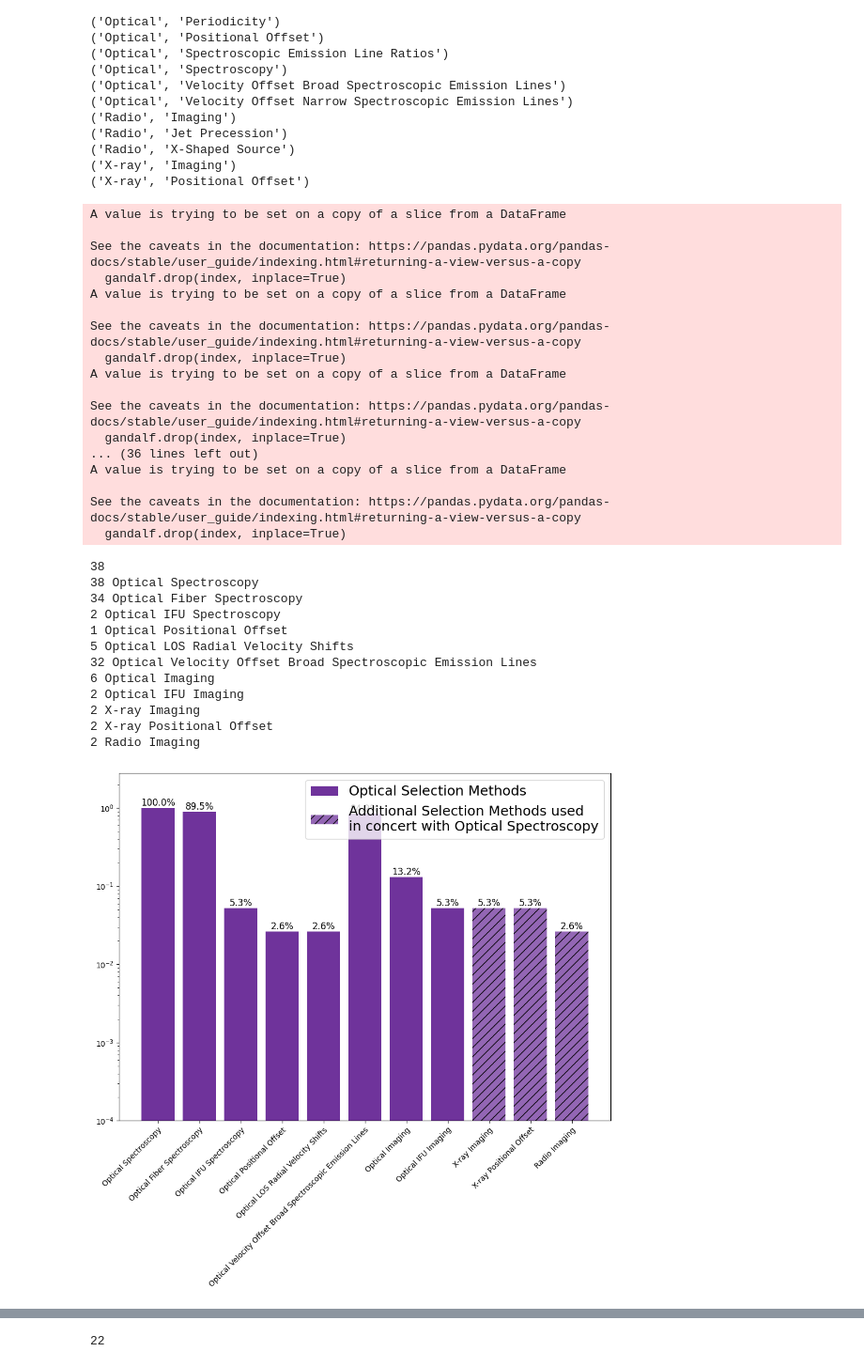
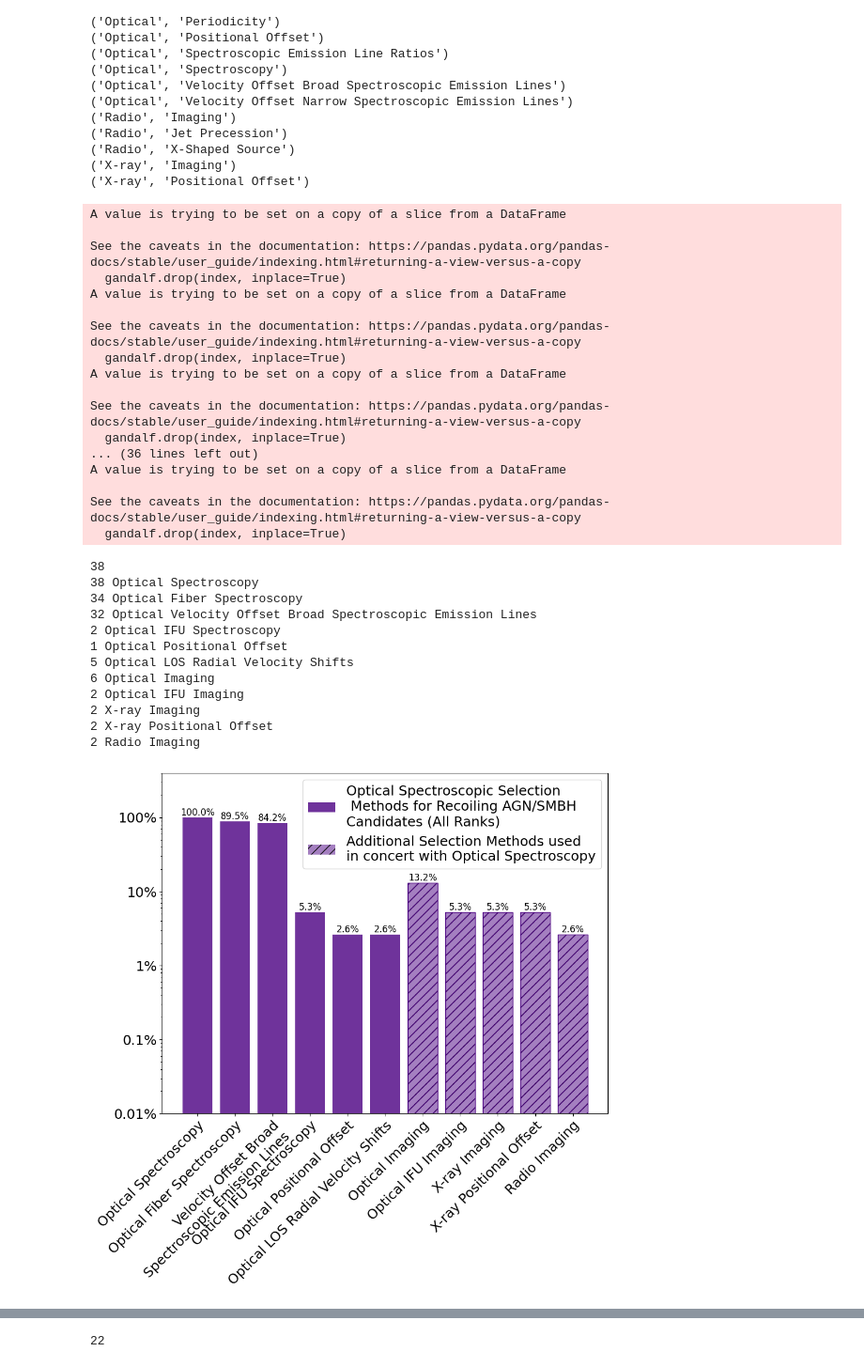
Before and after one commit to thatastroguy/thebigmac, a Jupyter notebook: MAC_RecoilAGN_SelectionMethodAnalysis.ipynb, the cells around one changed output, grey strips where cells are left out. Shown at 94% size. Drawn from its saved outputs; the diff is of its cells as text; code cells hidden in the pictures.

```diff
--- a/MAC_RecoilAGN_SelectionMethodAnalysis.ipynb
+++ b/MAC_RecoilAGN_SelectionMethodAnalysis.ipynb
@@ -377,7 +385,7 @@ for i in sorted_unique_entries:
 #('Radio', 'X-Shaped Source') *
 
 band = ['Radio']
-tech1 = ['Imaging','Jet Precession','X-Shaped Source'] #'X-Shaped Source'
+tech1 = ['Imaging','X-Shaped Source','Jet Precession'] #'X-Shaped Source'
 
 band2 = ['Optical']
 tech2 = ['Spectroscopy','Fiber Spectroscopy',\
@@ -412,7 +420,7 @@ for i in band:
         df_selection = gandalf[gandalf.apply(filter_selection, axis=1)]
         if j=='Jet Precession':
             num.append((len(df_selection)-1)/norm)
-            print(str(k)+' '+str(m)+' '+str(len(df_selection)))
+            print(str(i)+' '+str(j)+' '+str(len(df_selection)))
         else:
             num.append(len(df_selection)/norm)
             print(str(i)+' '+str(j)+' '+str(len(df_selection)))
@@ -427,7 +435,7 @@ plt.rcParams.update({'font.size': 18})
 
 #ax1.bar(tech, num, width=0.8, bottom=None, align='center', data=None, log=True, color='indigo', alpha=0.8, label='Radio Selection Methods')
 
-bars = ax1.bar(tech, num, width=0.8, bottom=None, align='center', data=None, log=True, color='indigo', alpha=0.8, label='Radio Selection Methods')
+bars = ax1.bar(tech, num, width=0.8, bottom=None, align='center', data=None, log=True, color='indigo', alpha=0.8, label='Radio Imaging Selection Methods\nfor Recoiling AGN/SMBH Candidates\n(All Ranks)')
 for bar in bars:
     height = bar.get_height()
     if height>0.:
@@ -525,9 +533,12 @@ ax1.legend()
 ax1.set_ylim([0.0005, 2.8])
 #ax2.set_ylim([0.0005, 2.8])
 
+plt.rcParams['axes.formatter.min_exponent'] = 3
+ax1.set_yticklabels(['0.001%','0.01%','0.1%','1%','10%','100%'])
+
 #ax2.remove()
 plt.tight_layout()
-plt.savefig('recoil_breakdown_radioimaging.pdf', dpi=150)
+plt.savefig('RecoilAGN_SelectMethodFigs/recoil_breakdown_radioimaging.pdf', dpi=150)
 plt.show()
 
 
@@ -684,10 +677,9 @@ for i in sorted_unique_entries:
 
 band = ['Optical']
 tech = ['Spectroscopy','Fiber Spectroscopy',\
+        'Velocity Offset Broad Spectroscopic Emission Lines',
         'IFU Spectroscopy','Positional Offset',\
-        'LOS Radial Velocity Shifts',\
-        'Velocity Offset Broad Spectroscopic Emission Lines',\
-        'Imaging','IFU Imaging'] #'LOS Radial Velocity Shifts', 'Periodicity' #'Radio-Optical Positional Offsets',
+        'LOS Radial Velocity Shifts'] #'LOS Radial Velocity Shifts', 'Periodicity' #'Radio-Optical Positional Offsets',
 #'Double-Peaked Broad Spectroscopic Emission Lines', 'Velocity Offset Narrow Spectroscopic Emission Lines',
 #'Double-Peaked Spectroscopic Emission Lines', 'Double-Peaked Broad Spectroscopic Emission Lines',
 band2 = ['X-ray']
@@ -746,7 +738,7 @@ plt.rcParams.update({'font.size': 18})
 
 #ax1.bar(tech, num, width=0.8, bottom=None, align='center', data=None, log=True, color='indigo', alpha=0.8, label='Radio Selection Methods')
 
-bars = ax1.bar(tech1, num, width=0.8, bottom=None, align='center', data=None, log=True, color='indigo', alpha=0.8, label='Optical Selection Methods')
+bars = ax1.bar(tech1, num, width=0.8, bottom=None, align='center', data=None, log=True, color='indigo', alpha=0.8, label='Optical Spectroscopic Selection\n Methods for Recoiling AGN/SMBH\nCandidates (All Ranks)')
 for bar in bars:
     height = bar.get_height()
     if height>0.0001:
@@ -760,6 +752,33 @@ ax1.set_xticklabels(xlabels, rotation=45, ha='right', rotation_mode='anchor')
 
 techadd=[]
 num=[]
+
+band20 = ['Optical']
+tech20 = ['Imaging','IFU Imaging'] #'LOS Radial Velocity Shifts', 'Periodicity' #'Radio-Optical Positional Offsets',
+for i in band20:
+    for j in tech20:
+        filter_selection = get_selection_method(str(i), str(j))
+        df_selection = gandalf[gandalf.apply(filter_selection, axis=1)]
+        if j=='Imaging':
+            num.append((len(df_selection)-1)/norm)
+            print(str(len(df_selection)) + ' ' + str(i) + ' ' + str(j))
+        elif j=='LOS Radial Velocity Shifts':
+            num.append((len(df_selection)-4)/norm)
+            print(str(len(df_selection)) + ' ' + str(i) + ' ' + str(j))
+        elif j=='Spectroscopy':
+            num.append((len(df_selection))/norm)
+            print(str(len(df_selection)) + ' ' + str(i) + ' ' + str(j))
+        elif j=='Fiber Spectroscopy':
+            num.append((len(df_selection))/norm)
+            print(str(len(df_selection)) + ' ' + str(i) + ' ' + str(j))
+        else:
+            num.append(len(df_selection)/norm)
+            print(str(len(df_selection)) + ' ' + str(i) + ' ' + str(j))
+
+for i in tech20:
+    techadd.append('Optical '+str(i))
+
+
 for k in band2:
     for m in tech2:
         filter_selection = get_selection_method(str(k), str(m))
@@ -800,7 +819,7 @@ for bar in bars:
                 ha='center', va='bottom', fontsize=12)
 current_labels = [label.get_text() for label in ax1.get_xticklabels()]
 # Update the specific label
-xlabels = ['Velocity Offset Broad\nSpectroscopic Emission Lines' if label == 'Velocity Offset Broad Spectroscopic Emission Lines' else label for label in current_labels]
+xlabels = ['Velocity Offset Broad\nSpectroscopic Emission Lines' if label == 'Optical Velocity Offset Broad Spectroscopic Emission Lines' else label for label in current_labels]
 
 ax1.set_xticklabels(xlabels, rotation=45, ha='right', rotation_mode='anchor')
 
@@ -825,44 +844,46 @@ ax1.legend()
 #        ax2.text(bar.get_x() + bar.get_width() / 2, height, percentage,
 #                ha='center', va='bottom', fontsize=12)
 
-ax1.set_ylim([0.0001, 2.8])
+ax1.set_ylim([0.0001, 4])
 #ax2.set_ylim([0.0001, 2.8])
+plt.rcParams['axes.formatter.min_exponent'] = 3
+ax1.set_yticklabels(['0.001%','0.01%','0.1%','1%','10%','100%'])
 
 #ax2.remove()
 plt.tight_layout()
-plt.savefig('recoil_breakdown_optspec.pdf', dpi=150)
+plt.savefig('RecoilAGN_SelectMethodFigs/recoil_breakdown_optspec.pdf', dpi=150)
 plt.show()
 # %% [output]
 A value is trying to be set on a copy of a slice from a DataFrame
 
 See the caveats in the documentation: https://pandas.pydata.org/pandas-docs/stable/user_guide/indexing.html#returning-a-view-versus-a-copy
   gandalf.drop(index, inplace=True)
 A value is trying to be set on a copy of a slice from a DataFrame
 
 See the caveats in the documentation: https://pandas.pydata.org/pandas-docs/stable/user_guide/indexing.html#returning-a-view-versus-a-copy
   gandalf.drop(index, inplace=True)
 A value is trying to be set on a copy of a slice from a DataFrame
 
 See the caveats in the documentation: https://pandas.pydata.org/pandas-docs/stable/user_guide/indexing.html#returning-a-view-versus-a-copy
   gandalf.drop(index, inplace=True)
 ... (36 lines left out)
 A value is trying to be set on a copy of a slice from a DataFrame
 
 See the caveats in the documentation: https://pandas.pydata.org/pandas-docs/stable/user_guide/indexing.html#returning-a-view-versus-a-copy
   gandalf.drop(index, inplace=True)
 38
 38 Optical Spectroscopy
 34 Optical Fiber Spectroscopy
+32 Optical Velocity Offset Broad Spectroscopic Emission Lines
 2 Optical IFU Spectroscopy
 1 Optical Positional Offset
 5 Optical LOS Radial Velocity Shifts
-32 Optical Velocity Offset Broad Spectroscopic Emission Lines
 6 Optical Imaging
 2 Optical IFU Imaging
 2 X-ray Imaging
 2 X-ray Positional Offset
 2 Radio Imaging
-[figure, old version]
+[figure, new version]
 # %%
 gandalf[['Name1','Paper(s)','Primary System Type','Secondary System Type','Tertiary System Type',\
         'Parsed Selection Method','Parsed Analysis Method','Parsed Confirmation Method']]
```
Also changed, not shown: parts of 5 cells of this notebook, 2 other files.
